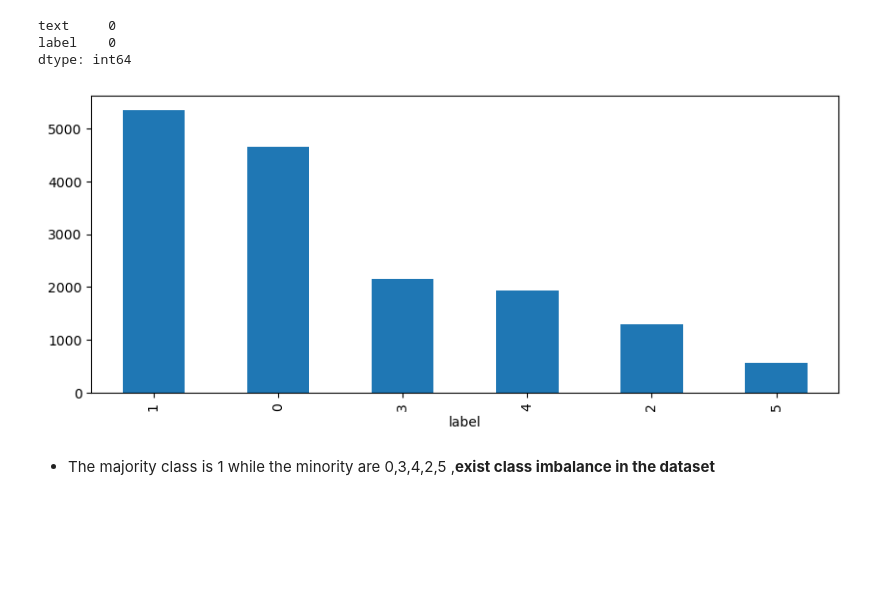
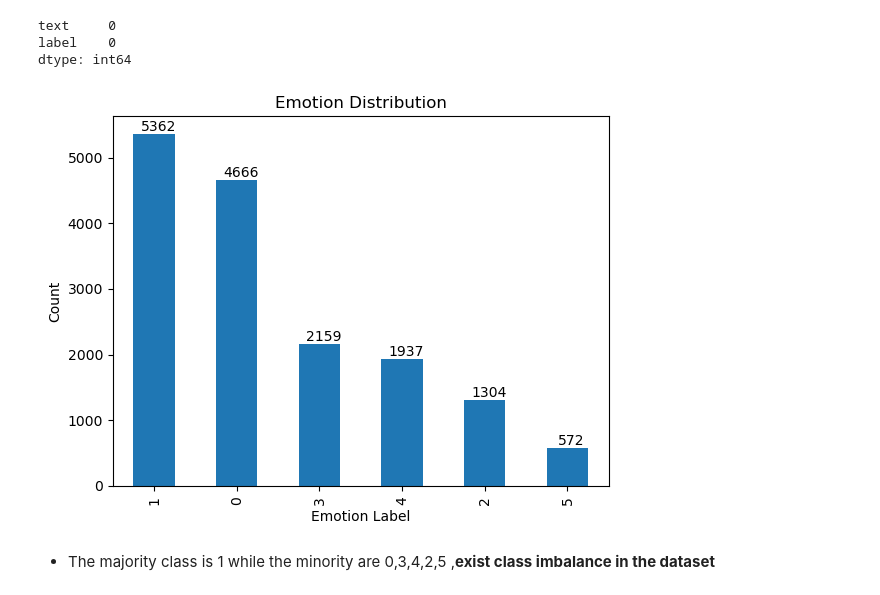
Before and after one commit to springboardmentor112/SentimentAnalysis-TextClassification, a Jupyter notebook: Text_Classification.ipynb, the cells around one changed output. Drawn from its saved outputs; the diff is of its cells as text; code cells hidden in the pictures; blank space fills up the shorter version.

```diff
--- a/Text_Classification.ipynb
+++ b/Text_Classification.ipynb
@@ -112,10 +112,19 @@ text     0
 label    0
 dtype: int64
 # %%
-plt.figure(figsize=(10,4))
-emotion_df.label.value_counts().plot(kind='bar'); # shows the Different labels distributions in bar graph
+bars = emotion_df.label.value_counts().plot(kind='bar')
+for container in bars.containers:
+    for bar in container:
+        yval = bar.get_height()
+    #  text label above the bar with some offset
+        plt.text(bar.get_x() + 0.3, yval + 0.2, round(yval, 2), ha='center', va='bottom')
+
+plt.xlabel("Emotion Label")
+plt.ylabel("Count")
+plt.title("Emotion Distribution")
+plt.show()
 # %% [output]
-[figure, old version]
+[figure, new version]
 # %% [markdown]
 - The majority class is 1 while the minority are 0,3,4,2,5 ,**exist class imbalance in the dataset**
 # %% [markdown]
```
Also changed, not shown: parts of 64 cells of this notebook, 2 other files.
